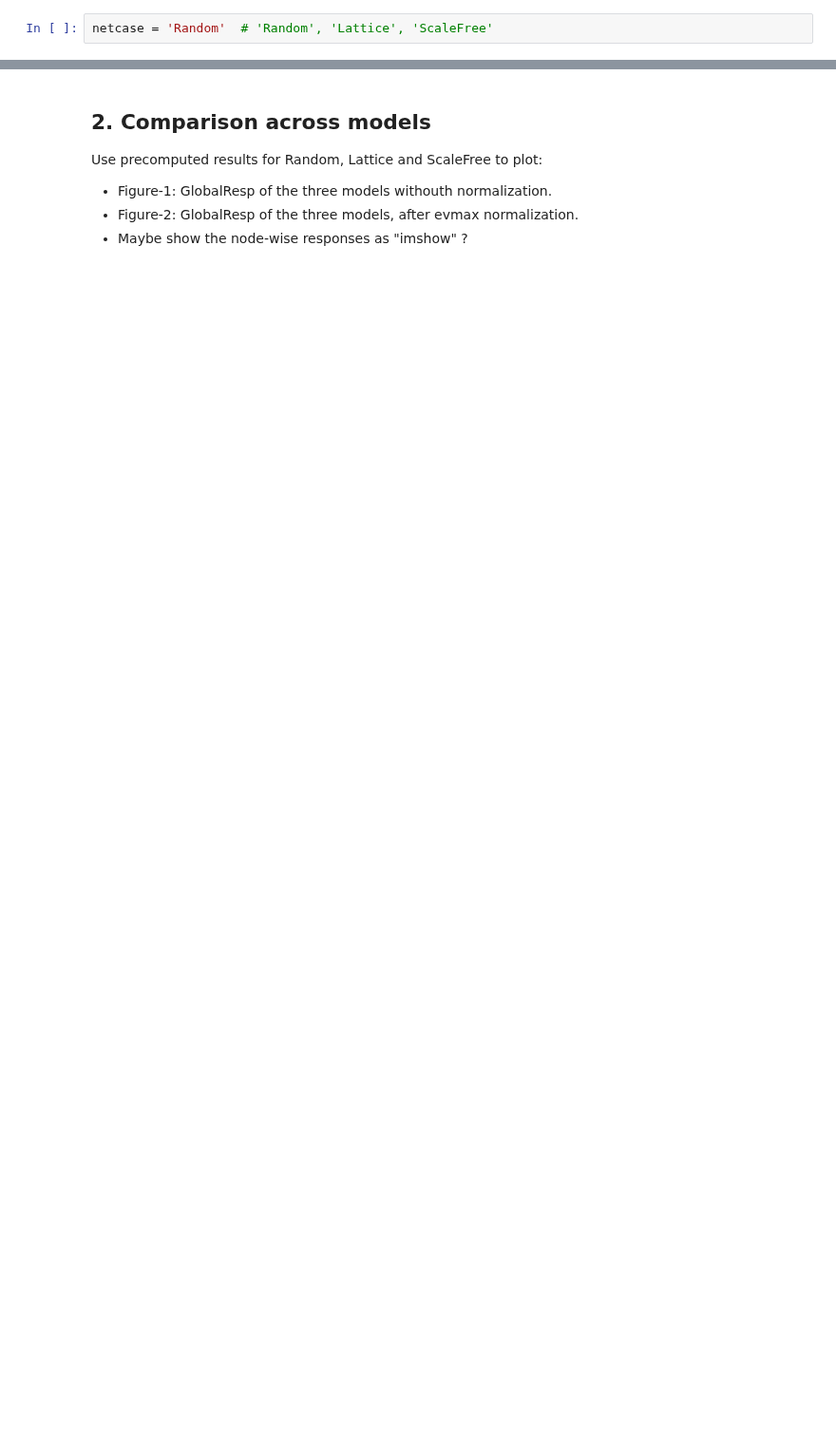
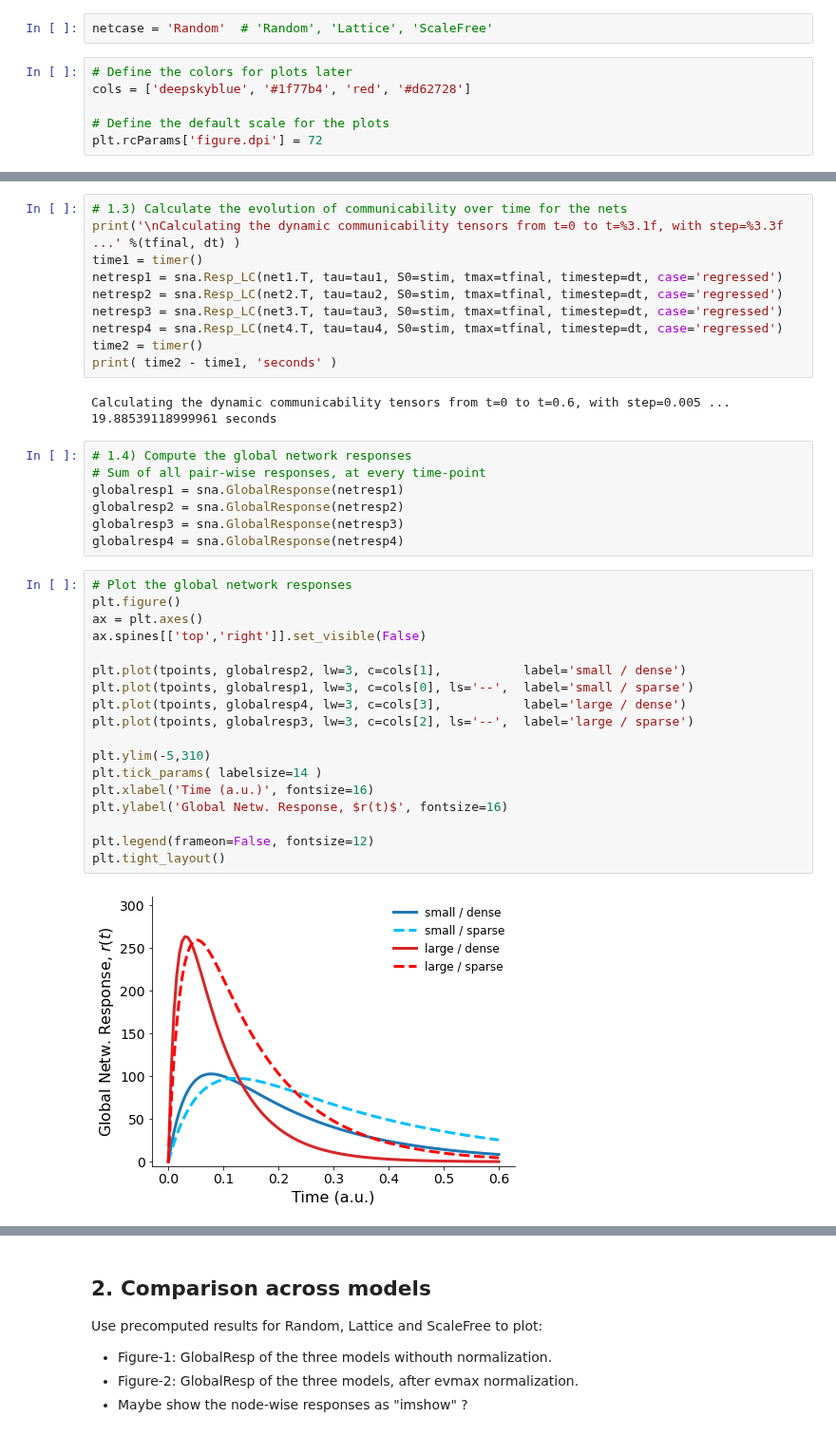
Before and after one commit to mb-BCA/SiReNetA_Tutorials, a Jupyter notebook: Notebooks_Tutorials/4_UseCase_CompareNets.ipynb, the cells around one changed output, grey strips where cells are left out. Shown at 95% size. Cells and saved outputs as stored; diff of their text form; blank space fills up the shorter version.

```diff
--- a/Notebooks_Tutorials/4_UseCase_CompareNets.ipynb
+++ b/Notebooks_Tutorials/4_UseCase_CompareNets.ipynb
@@ -48,3 +54,9 @@ Begin by choosing the type of network to generate between three graph models:
 - **ScaleFree**: Random graph with scale-free-like degree distribution. For the small sizes here employed (N ≤ 500 nodes) the resulting degree distribution will be skewed but not fully scale-free.
 # %%
 netcase = 'Random'  # 'Random', 'Lattice', 'ScaleFree'
+# %%
+# Define the colors for plots later
+cols = ['deepskyblue', '#1f77b4', 'red', '#d62728']
+
+# Define the default scale for the plots
+plt.rcParams['figure.dpi'] = 72
@@ -50,0 +176,40 @@ netcase = 'Random'  # 'Random', 'Lattice', 'ScaleFree'
+# %%
+# 1.3) Calculate the evolution of communicability over time for the nets
+print('\nCalculating the dynamic communicability tensors from t=0 to t=%3.1f, with step=%3.3f ...' %(tfinal, dt) )
+time1 = timer()
+netresp1 = sna.Resp_LC(net1.T, tau=tau1, S0=stim, tmax=tfinal, timestep=dt, case='regressed')
+netresp2 = sna.Resp_LC(net2.T, tau=tau2, S0=stim, tmax=tfinal, timestep=dt, case='regressed')
+netresp3 = sna.Resp_LC(net3.T, tau=tau3, S0=stim, tmax=tfinal, timestep=dt, case='regressed')
+netresp4 = sna.Resp_LC(net4.T, tau=tau4, S0=stim, tmax=tfinal, timestep=dt, case='regressed')
+time2 = timer()
+print( time2 - time1, 'seconds' )
+# %% [output]
+Calculating the dynamic communicability tensors from t=0 to t=0.6, with step=0.005 ...
+19.88539118999961 seconds
+# %%
+# 1.4) Compute the global network responses
+# Sum of all pair-wise responses, at every time-point
+globalresp1 = sna.GlobalResponse(netresp1)
+globalresp2 = sna.GlobalResponse(netresp2)
+globalresp3 = sna.GlobalResponse(netresp3)
+globalresp4 = sna.GlobalResponse(netresp4)
+# %%
+# Plot the global network responses
+plt.figure()
+ax = plt.axes()
+ax.spines[['top','right']].set_visible(False)
+
+plt.plot(tpoints, globalresp2, lw=3, c=cols[1],           label='small / dense')
+plt.plot(tpoints, globalresp1, lw=3, c=cols[0], ls='--',  label='small / sparse')
+plt.plot(tpoints, globalresp4, lw=3, c=cols[3],           label='large / dense')
+plt.plot(tpoints, globalresp3, lw=3, c=cols[2], ls='--',  label='large / sparse')
+
+plt.ylim(-5,310)
+plt.tick_params( labelsize=14 )
+plt.xlabel('Time (a.u.)', fontsize=16)
+plt.ylabel('Global Netw. Response, $r(t)$', fontsize=16)
+
+plt.legend(frameon=False, fontsize=12)
+plt.tight_layout()
+# %% [output]
+[figure, added]
```
Also changed, not shown: parts of 13 cells of this notebook.
